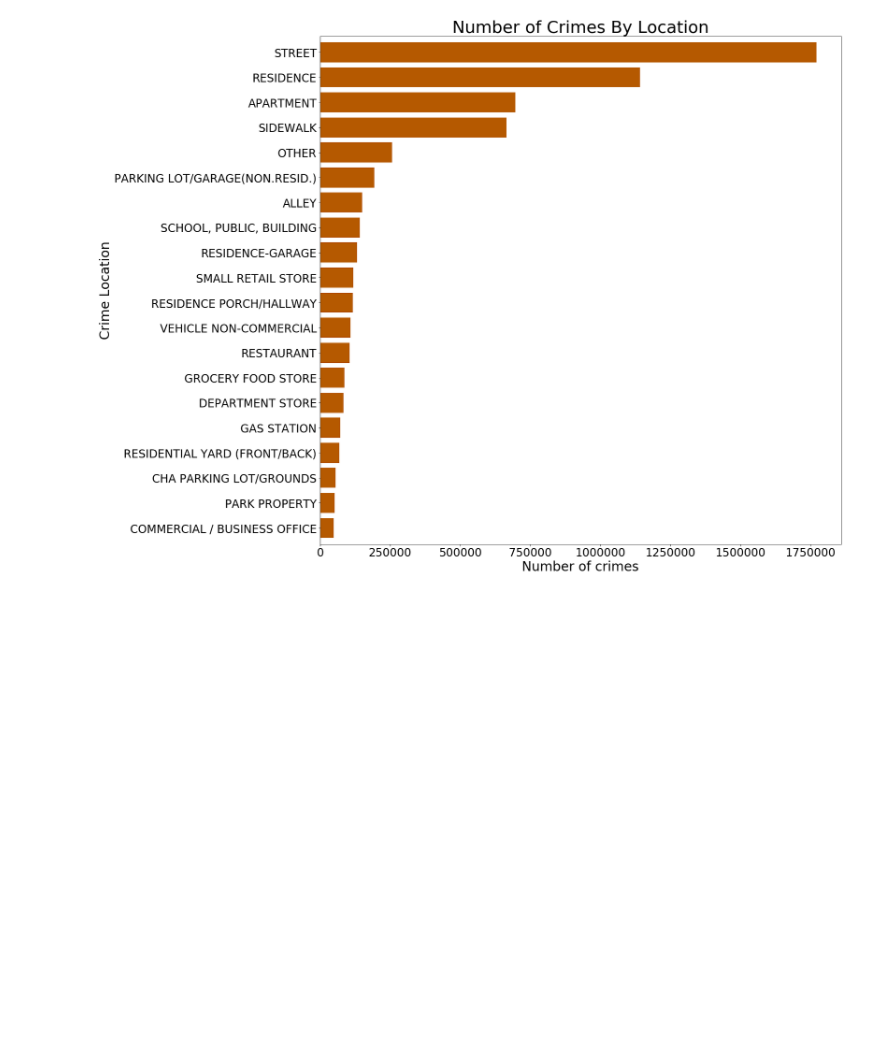
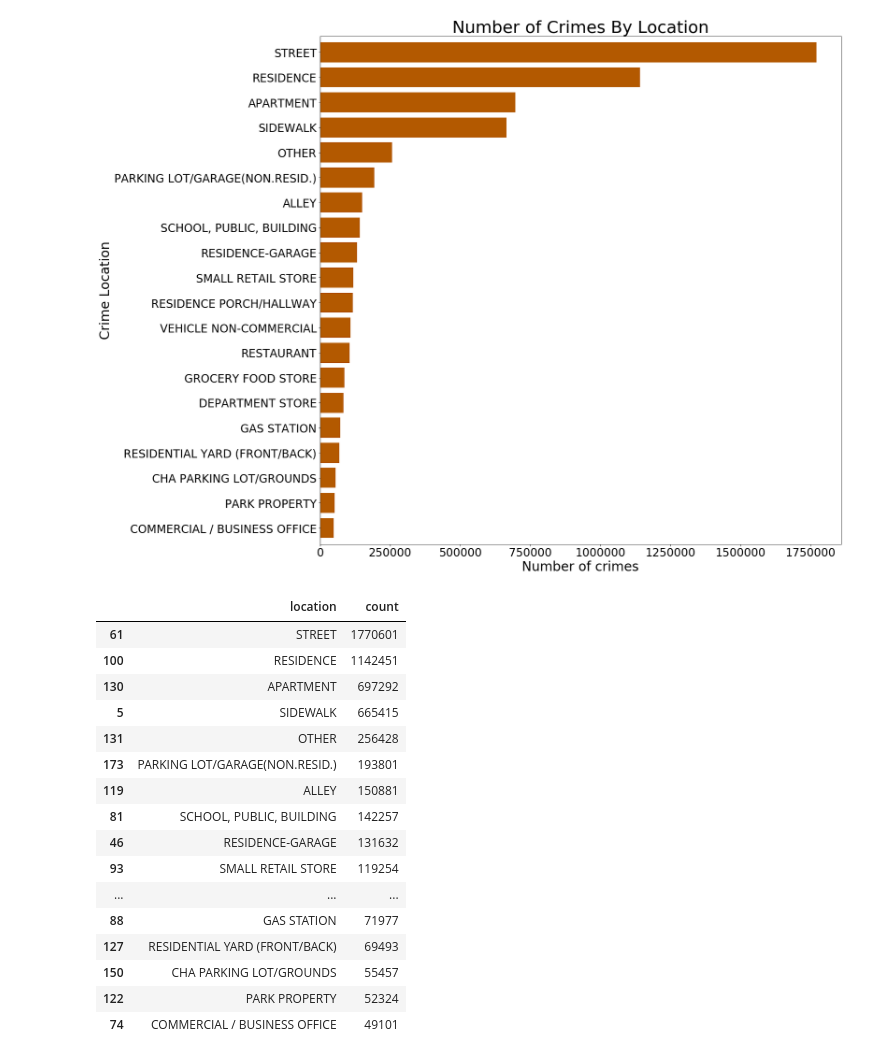
Before and after one commit to Kotiba-saket/DataMining, a Jupyter notebook: Chicago crimes.ipynb, the cells around one changed output. Drawn from its saved outputs; the diff is of its cells as text; code cells hidden in the pictures; blank space fills up the shorter version.

```diff
--- a/Chicago crimes.ipynb
+++ b/Chicago crimes.ipynb
@@ -40,5 +38,5 @@ crimes_schema = StructType([StructField("ID", StringType(), True),
 # %%
-crimes = spark.read.csv("C:\\Users\kotib\Documents\Development\Opdracht\city_of_chicago_crimes_2001_to_present.csv",
+crimes = spark.read.csv("C:\\Users\kotib\Documents\Development\Datamining(Opdracht)\city_of_chicago_crimes_2001_to_present.csv",
                        header = True,
                         schema = crimes_schema)
 # %%
@@ -404,3 +434,23 @@ plt.yticks(size = 24)
 plt.show()
 # %% [output]
 [figure]
+# %%
+crime_location
+# %% [output]
+|  | location | count |
+| 61 | STREET | 1770601 |
+| 100 | RESIDENCE | 1142451 |
+| 130 | APARTMENT | 697292 |
+| 5 | SIDEWALK | 665415 |
+| 131 | OTHER | 256428 |
+| 173 | PARKING LOT/GARAGE(NON.RESID.) | 193801 |
+| 119 | ALLEY | 150881 |
+| 81 | SCHOOL, PUBLIC, BUILDING | 142257 |
+| 46 | RESIDENCE-GARAGE | 131632 |
+| 93 | SMALL RETAIL STORE | 119254 |
+| ... | ... | ... |
+| 88 | GAS STATION | 71977 |
+| 127 | RESIDENTIAL YARD (FRONT/BACK) | 69493 |
+| 150 | CHA PARKING LOT/GROUNDS | 55457 |
+| 122 | PARK PROPERTY | 52324 |
+| 74 | COMMERCIAL / BUSINESS OFFICE | 49101 |
```
Also changed, not shown: parts of 8 cells of this notebook, 1 other file.
